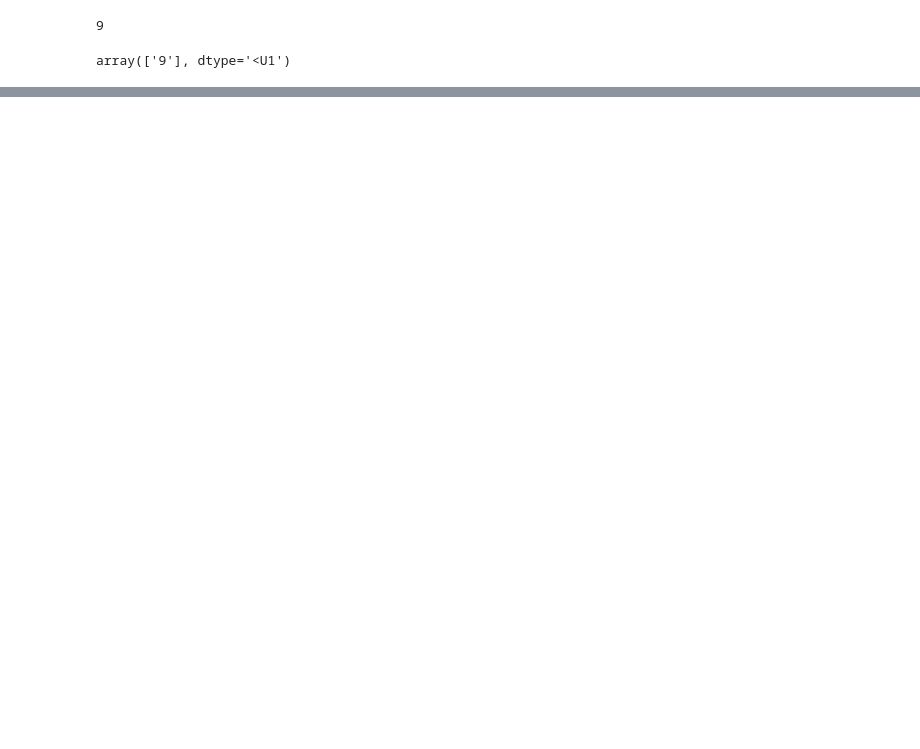
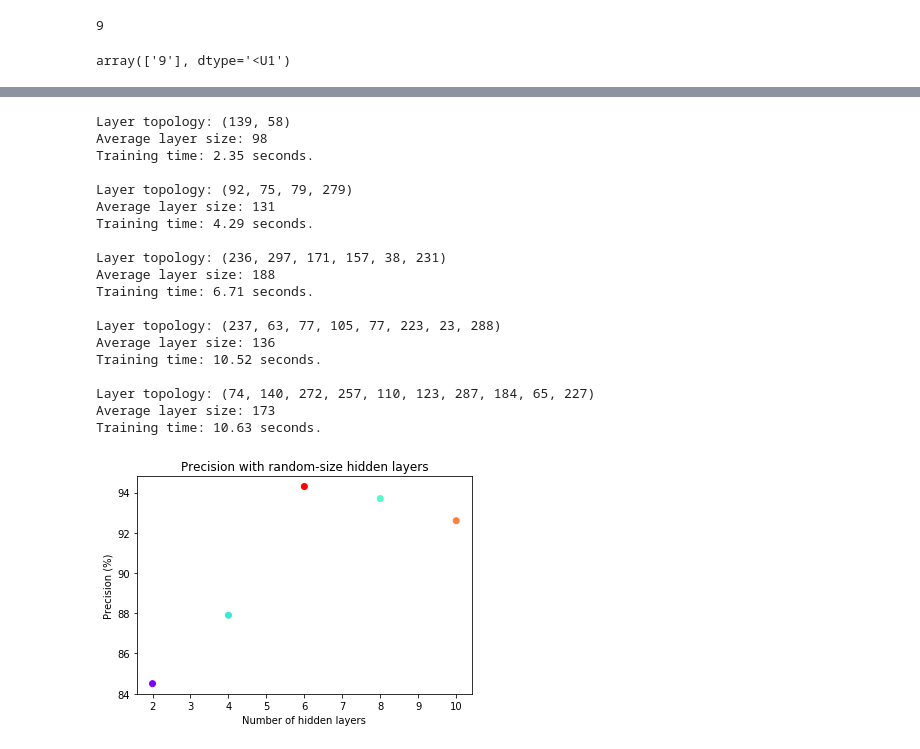
Before and after one commit to sandrrr/TP_supervised-learning, a Jupyter notebook: TP2_SV.ipynb, the cells around one changed output, grey strips where cells are left out. Cells and saved outputs as stored; diff of their text form; code cells hidden in the pictures; blank space fills up the shorter version.

```diff
--- a/TP2_SV.ipynb
+++ b/TP2_SV.ipynb
@@ -65,11 +76,16 @@ tuple(np.random.randint(10, 300, 4))
 x = []
 y = []
 nn_models = []
+train_times = []
 for n in n_hidden_layers:
     tup = tuple(np.random.randint(10, 300, n))
     nn = MLPClassifier(hidden_layer_sizes=tup)
+    start_time = time.time()
     nn.fit(x_train, y_train)
+    stop_time = time.time()
 
     y_pred = nn.predict(x_test)
     y.append(precision_score(y_test, y_pred, average='micro') * 100)
     x.append(n)
+    nn_models.append(nn)
+    train_times.append(stop_time - start_time)
@@ -82,0 +92,32 @@ stopped at **"Construire cinq modèles de classification ..."**
+# %%
+plt.scatter(x, y, c=[sum(model.hidden_layer_sizes)//len(model.hidden_layer_sizes) for model in nn_models], cmap='rainbow')
+plt.title("Precision with random-size hidden layers")
+plt.ylabel("Precision (%)")
+plt.xlabel("Number of hidden layers")
+plt.savefig('ex2.1.png', dpi=300)
+
+for model, time_ in zip(nn_models, train_times):
+    print(f"Layer topology: {model.hidden_layer_sizes}")
+    print(f"Average layer size: {sum(model.hidden_layer_sizes)//len(model.hidden_layer_sizes)}")
+    print(f"Training time: {round(time_,2)} seconds.\n")
+# %% [output]
+Layer topology: (139, 58)
+Average layer size: 98
+Training time: 2.35 seconds.
+
+Layer topology: (92, 75, 79, 279)
+Average layer size: 131
+Training time: 4.29 seconds.
+
+Layer topology: (236, 297, 171, 157, 38, 231)
+Average layer size: 188
+Training time: 6.71 seconds.
+
+Layer topology: (237, 63, 77, 105, 77, 223, 23, 288)
+Average layer size: 136
+Training time: 10.52 seconds.
+
+Layer topology: (74, 140, 272, 257, 110, 123, 287, 184, 65, 227)
+Average layer size: 173
+Training time: 10.63 seconds.
+[figure, added]
```
Also changed, not shown: parts of 20 cells of this notebook.
